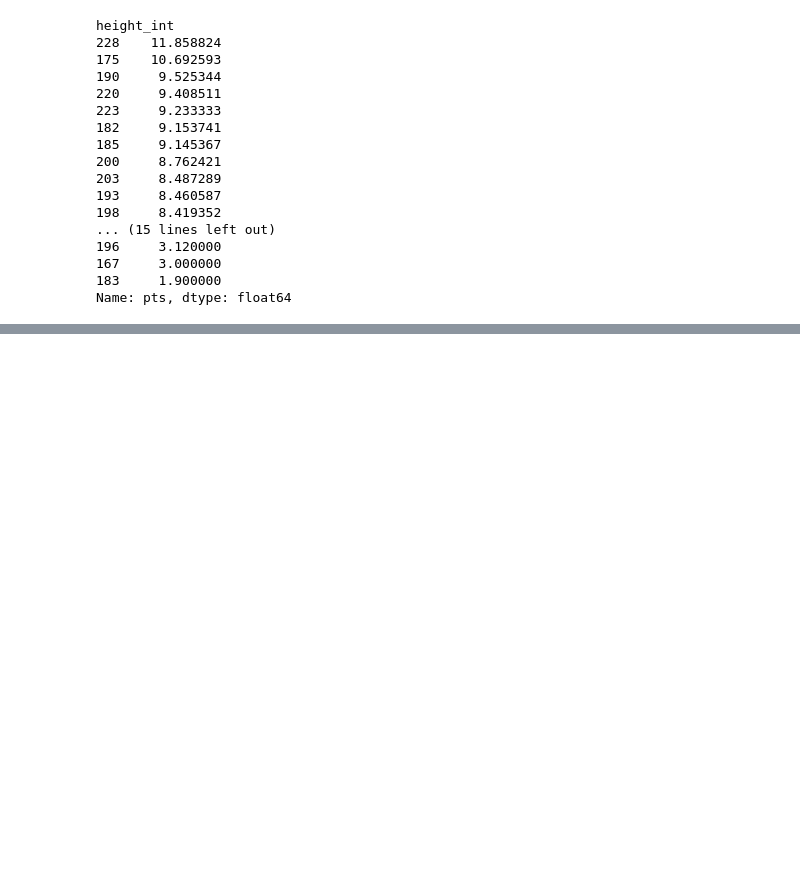
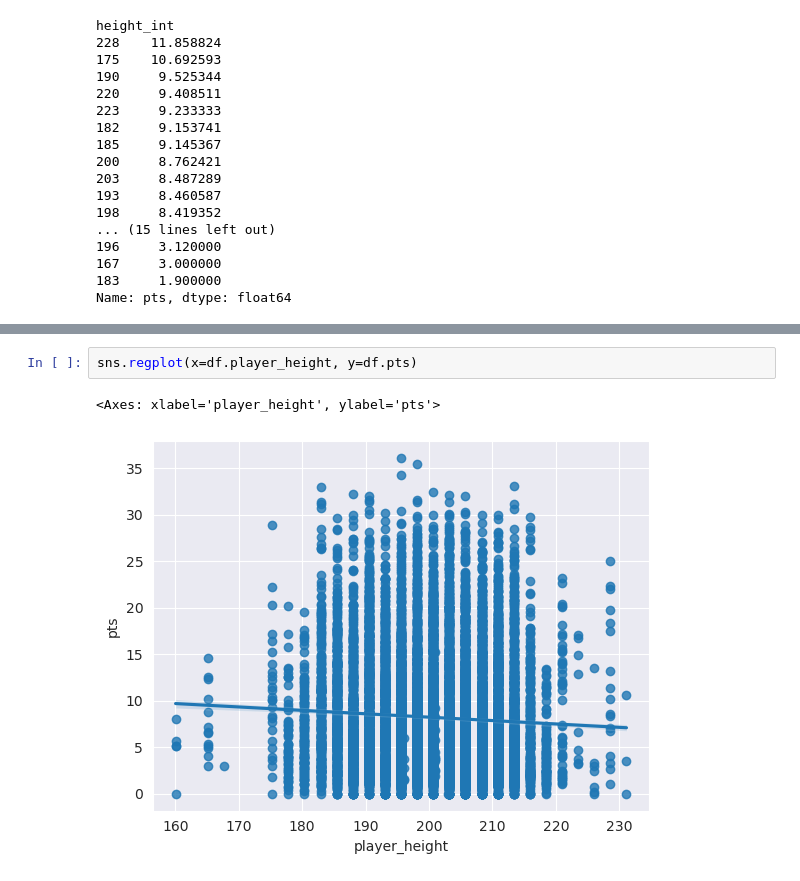
Before and after one commit to jLevar/nba_eda, a Jupyter notebook: nba.ipynb, the cells around one changed output, grey strips where cells are left out. Cells and saved outputs as stored; diff of their text form; blank space fills up the shorter version.

Commit message:
Plotted correlation of points to height per season

```diff
--- a/nba.ipynb
+++ b/nba.ipynb
@@ -83,3 +84,8 @@ sns.scatterplot(x=df.player_height, y=df.pts)
+# %%
+sns.regplot(x=df.player_height, y=df.pts)
+# %% [output]
+<Axes: xlabel='player_height', ylabel='pts'>
+[figure, added]
 # %%
 df['first_round'] = df['draft_round'].apply(lambda x: x == "1")
 df['first_round'].value_counts()
```
Also changed, not shown: parts of 12 cells of this notebook.
